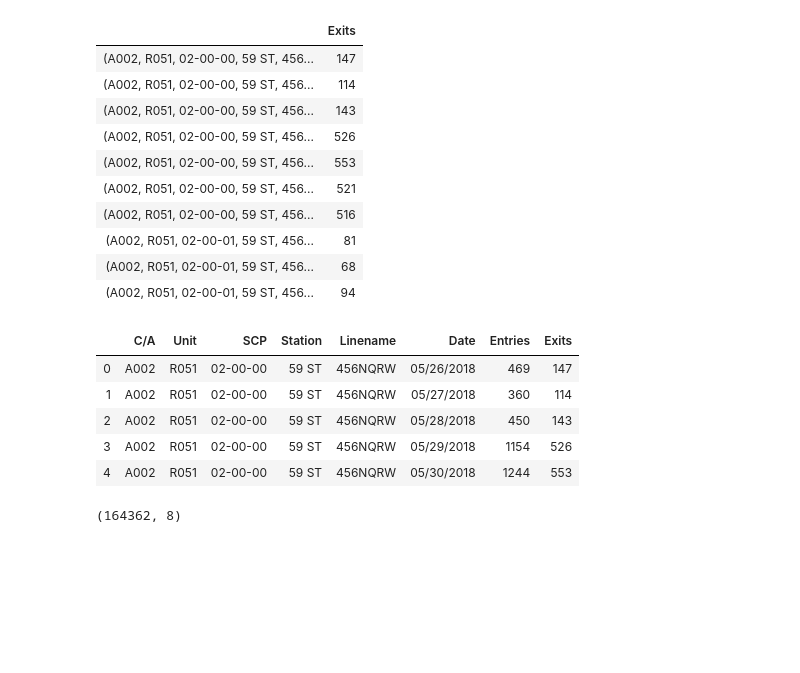
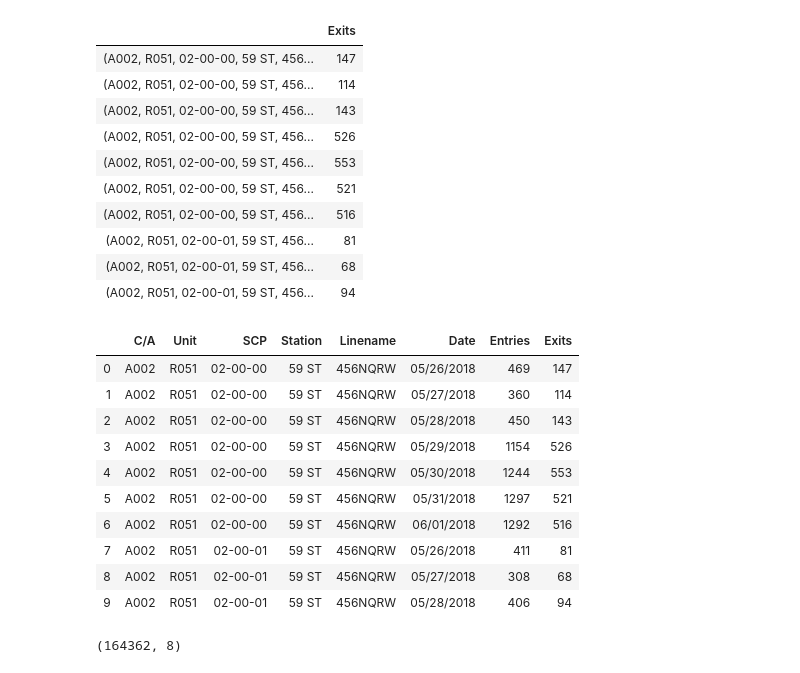
Before and after one commit to Suryantoyoga/NewYorkMTA, a Jupyter notebook: NewYorkMTAEDA.ipynb, the cells around one changed output. Drawn from its saved outputs; the diff is of its cells as text; code cells hidden in the pictures; blank space fills up the shorter version.

```diff
--- a/NewYorkMTAEDA.ipynb
+++ b/NewYorkMTAEDA.ipynb
@@ -132,15 +159,22 @@ df_turnstile['Linename'] = [row[0][4] for row in dict_df_exits.itertuples()]
 df_turnstile['Date'] = [row[0][5] for row in dict_df_exits.itertuples()]
 df_turnstile['Entries'] = [row[1] for row in dict_df_entry.itertuples()]
 df_turnstile['Exits'] = [row[1] for row in dict_df_exits.itertuples()]
-# %%
-df_turnstile.head()
-# %% [output]
-|  | C/A | Unit | SCP | Station | Linename | Date | Entries | Exits |
-| 0 | A002 | R051 | 02-00-00 | 59 ST | 456NQRW | 05/26/2018 | 469 | 147 |
-| 1 | A002 | R051 | 02-00-00 | 59 ST | 456NQRW | 05/27/2018 | 360 | 114 |
-| 2 | A002 | R051 | 02-00-00 | 59 ST | 456NQRW | 05/28/2018 | 450 | 143 |
-| 3 | A002 | R051 | 02-00-00 | 59 ST | 456NQRW | 05/29/2018 | 1154 | 526 |
-| 4 | A002 | R051 | 02-00-00 | 59 ST | 456NQRW | 05/30/2018 | 1244 | 553 |
+# %%
+#Count the number of entries and exits for each day
+#keep column needed for exploration
+df_turnstile.head(10)
+# %% [output]
+|  | C/A | Unit | SCP | Station | Linename | Date | Entries | Exits |
+| 0 | A002 | R051 | 02-00-00 | 59 ST | 456NQRW | 05/26/2018 | 469 | 147 |
+| 1 | A002 | R051 | 02-00-00 | 59 ST | 456NQRW | 05/27/2018 | 360 | 114 |
+| 2 | A002 | R051 | 02-00-00 | 59 ST | 456NQRW | 05/28/2018 | 450 | 143 |
+| 3 | A002 | R051 | 02-00-00 | 59 ST | 456NQRW | 05/29/2018 | 1154 | 526 |
+| 4 | A002 | R051 | 02-00-00 | 59 ST | 456NQRW | 05/30/2018 | 1244 | 553 |
+| 5 | A002 | R051 | 02-00-00 | 59 ST | 456NQRW | 05/31/2018 | 1297 | 521 |
+| 6 | A002 | R051 | 02-00-00 | 59 ST | 456NQRW | 06/01/2018 | 1292 | 516 |
+| 7 | A002 | R051 | 02-00-01 | 59 ST | 456NQRW | 05/26/2018 | 411 | 81 |
+| 8 | A002 | R051 | 02-00-01 | 59 ST | 456NQRW | 05/27/2018 | 308 | 68 |
+| 9 | A002 | R051 | 02-00-01 | 59 ST | 456NQRW | 05/28/2018 | 406 | 94 |
 # %%
 df_turnstile.shape
 # %% [output]
```
Also changed, not shown: parts of 34 cells of this notebook.
